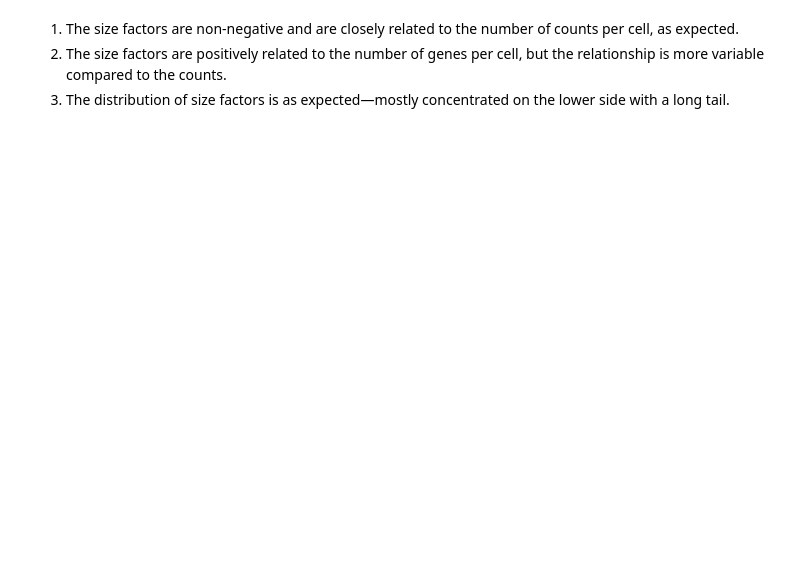
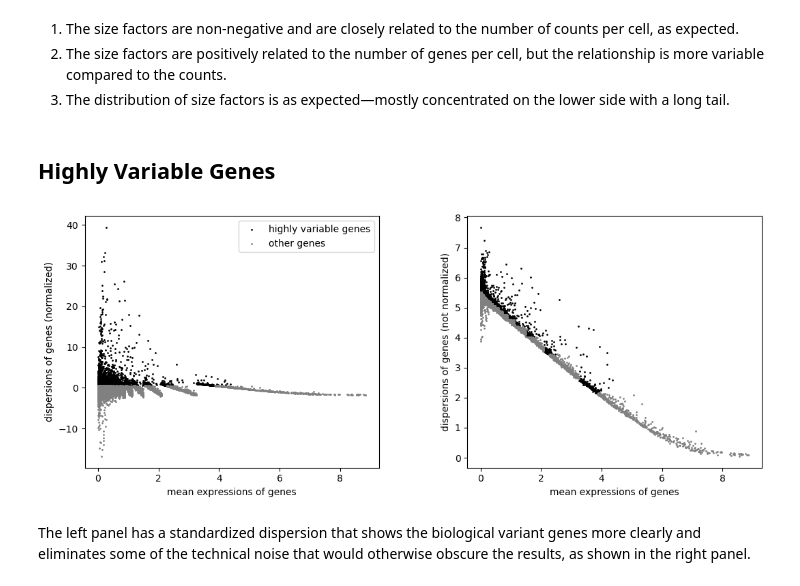
Before and after one commit to DC43-yiyang/MD, a Jupyter notebook: single_analysis.ipynb, the cells around one changed output. Drawn from its saved outputs; the diff is of its cells as text; code cells hidden in the pictures; blank space fills up the shorter version.

```diff
--- a/single_analysis.ipynb
+++ b/single_analysis.ipynb
@@ -242,23 +259,3 @@ adata = sc.read('/home/yiyang/github/MD/data/mouse_afterQC.h5ad')
 adata.shape
 # %% [output]
 (12457, 12818)
-# %%
-adata.layers["counts"] = adata.X.copy()
-
-# Normalize to total counts per cell
-sc.pp.normalize_total(adata, target_sum=1e6)
-sc.pp.log1p(adata)
-
-# Compute size factors using total counts for approximation
-adata.obs['size_factors'] = adata.obs['n_counts'] / adata.obs['n_counts'].median()
-adata.X /= adata.obs['size_factors'].values[:, None]
-adata.raw = adata
-
-sc.pl.scatter(adata, 'size_factors', 'n_counts', title="Size Factors vs N Counts")
-sc.pl.scatter(adata, 'size_factors', 'n_genes', title="Size Factors vs N Genes")
-
-sb.histplot(adata.obs['size_factors'], bins=50, kde=False)
-plt.title('Distribution of Size Factors')
-plt.xlabel('Size Factor')
-plt.ylabel('Frequency')
-plt.show()
@@ -270,3 +309,5 @@ plt.show()
 1. The size factors are non-negative and are closely related to the number of counts per cell, as expected.
 2. The size factors are positively related to the number of genes per cell, but the relationship is more variable compared to the counts.
 3. The distribution of size factors is as expected—mostly concentrated on the lower side with a long tail.
+# %% [markdown]
+## Highly Variable Genes
@@ -272,0 +316,6 @@ plt.show()
+# %%
+sc.pl.highly_variable_genes(adata)
+# %% [output]
+[figure, added]
+# %% [markdown]
+The left panel has a standardized dispersion that shows the biological variant genes more clearly and eliminates some of the technical noise that would otherwise obscure the results, as shown in the right panel.
```
Also changed, not shown: parts of 25 cells of this notebook.
